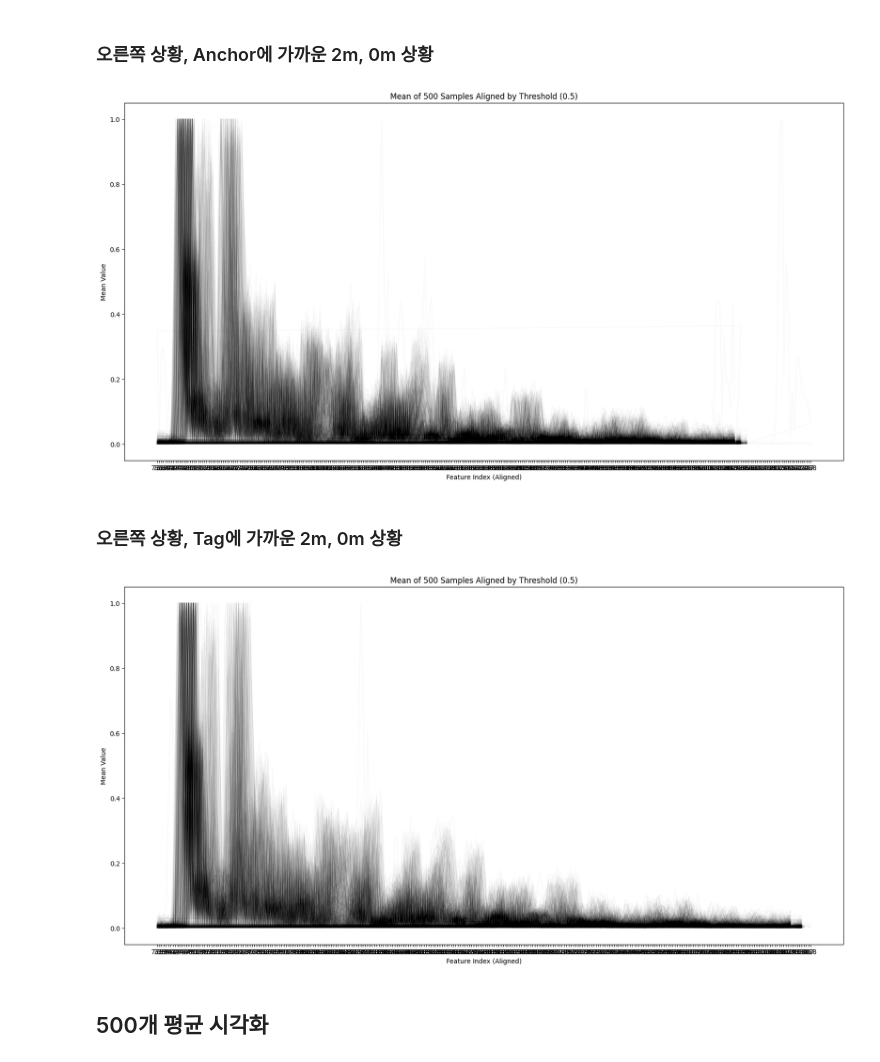
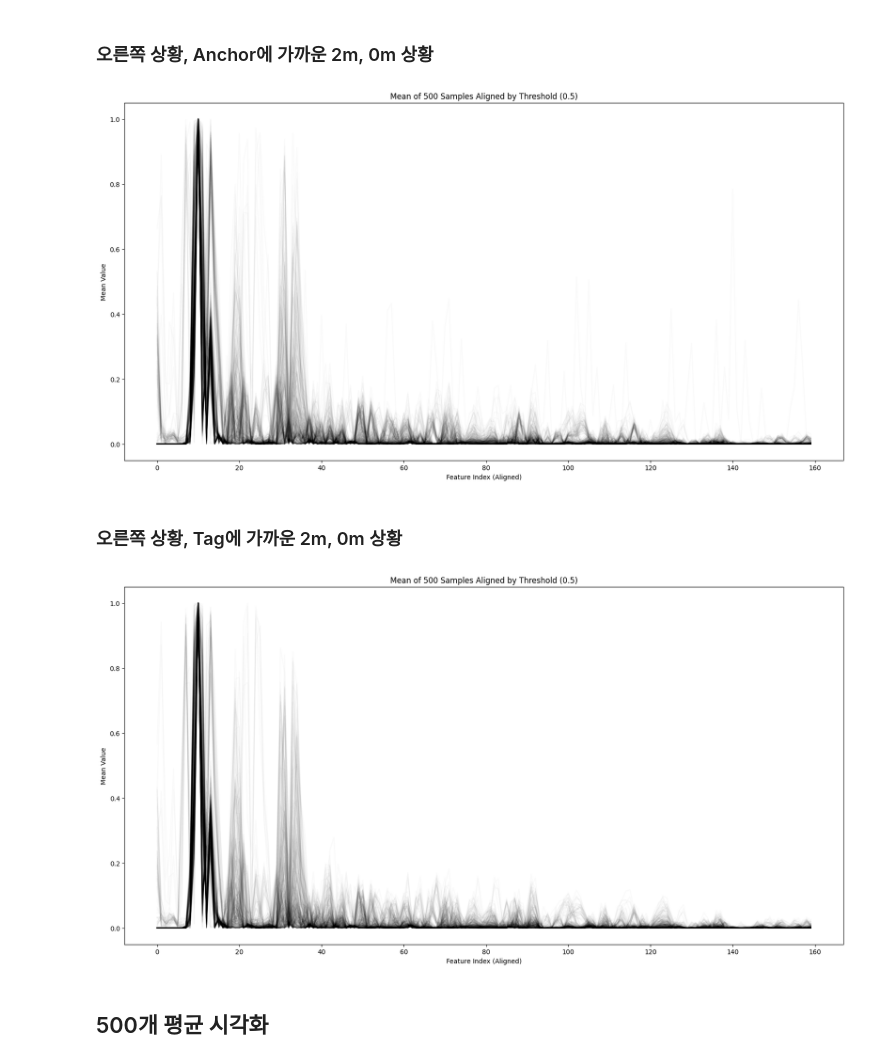
Before and after one commit to jkworldchampion/tag-less_tracking_with_uwb, a Jupyter notebook: cnn_classification.ipynb, the cells around one changed output. Saved outputs shown, nothing was run; the diff lists cells and outputs as text; code cells hidden in the pictures.

Commit message:
synchronize the peak model

```diff
--- a/cnn_classification.ipynb
+++ b/cnn_classification.ipynb
@@ -221,35 +184,57 @@ for i in range(5):
 # %%
-peak_same_ra20 = []
-for i in range(ra20.shape[0]):
-    start = find_max_index(ra20.iloc[i])
-    peak_same_ra20.append(ra20.iloc[i][start:start+250].values)
-peak_same_ra20 = pd.DataFrame(peak_same_ra20)
+peak_same_rt20 = []
+for i in range(rt20.shape[0]):
+    start = find_max_index(rt20.iloc[i])
+    peak_same_rt20.append(rt20.iloc[i][start-10:start+150].values)
+peak_same_rt20 = pd.DataFrame(peak_same_rt20)
+# %%
+peak_same_la20 = []
+for i in range(la20.shape[0]):
+    start = find_max_index(la20.iloc[i])
+    peak_same_la20.append(la20.iloc[i][start-10:start+150].values)
+peak_same_la20 = pd.DataFrame(peak_same_la20)
+
+peak_same_lt20 = []
+for i in range(lt20.shape[0]):
+    start = find_max_index(lt20.iloc[i])
+    peak_same_lt20.append(lt20.iloc[i][start-10:start+150].values)
+peak_same_lt20 = pd.DataFrame(peak_same_lt20)
+# %%
+peak_same_la215 = []
+for i in range(la215.shape[0]):
+    start = find_max_index(la215.iloc[i])
+    peak_same_la215.append(la215.iloc[i][start-10:start+150].values)
+peak_same_la215 = pd.DataFrame(peak_same_la215)
+# %%
+peak_same_lt215 = []
+for i in range(lt215.shape[0]):
+    start = find_max_index(lt215.iloc[i])
+    peak_same_lt215.append(lt215.iloc[i][start-10:start+150].values)
+peak_same_lt215 = pd.DataFrame(peak_same_lt215)
 # %% [markdown]
 ### 오른쪽 상황, Anchor에 가까운 2m, 0m 상황
 # %%
 plt.figure(figsize=(20, 10))
 for i in range(500):
-    start = find_threshold_index(ra20.iloc[i])
-    plt.plot(ra20.iloc[i][start-15:], color='black', alpha=0.02, label="ra20")
+    plt.plot(peak_same_ra20.iloc[i], color='black', alpha=0.02, label="ra20")
 plt.title('Mean of 500 Samples Aligned by Threshold (0.5)')
 plt.xlabel('Feature Index (Aligned)')
 plt.ylabel('Mean Value')
 plt.show()
 # %% [output]
-[figure, old version]
+[figure, new version]
 # %% [markdown]
 ### 오른쪽 상황, Tag에 가까운 2m, 0m 상황
 # %%
 plt.figure(figsize=(20, 10))
 for i in range(500):
-    start = find_threshold_index(rt20.iloc[i])
-    plt.plot(rt20.iloc[i][start-15:], color='black', alpha=0.02, label="ra20")
+    plt.plot(peak_same_rt20.iloc[i], color='black', alpha=0.02, label="ra20")
 plt.title('Mean of 500 Samples Aligned by Threshold (0.5)')
 plt.xlabel('Feature Index (Aligned)')
 plt.ylabel('Mean Value')
 plt.show()
 # %% [output]
-[figure, old version]
+[figure, new version]
 # %% [markdown]
 ## 500개 평균 시각화
 # %% [markdown]
```
Also changed, not shown: parts of 37 cells of this notebook.
